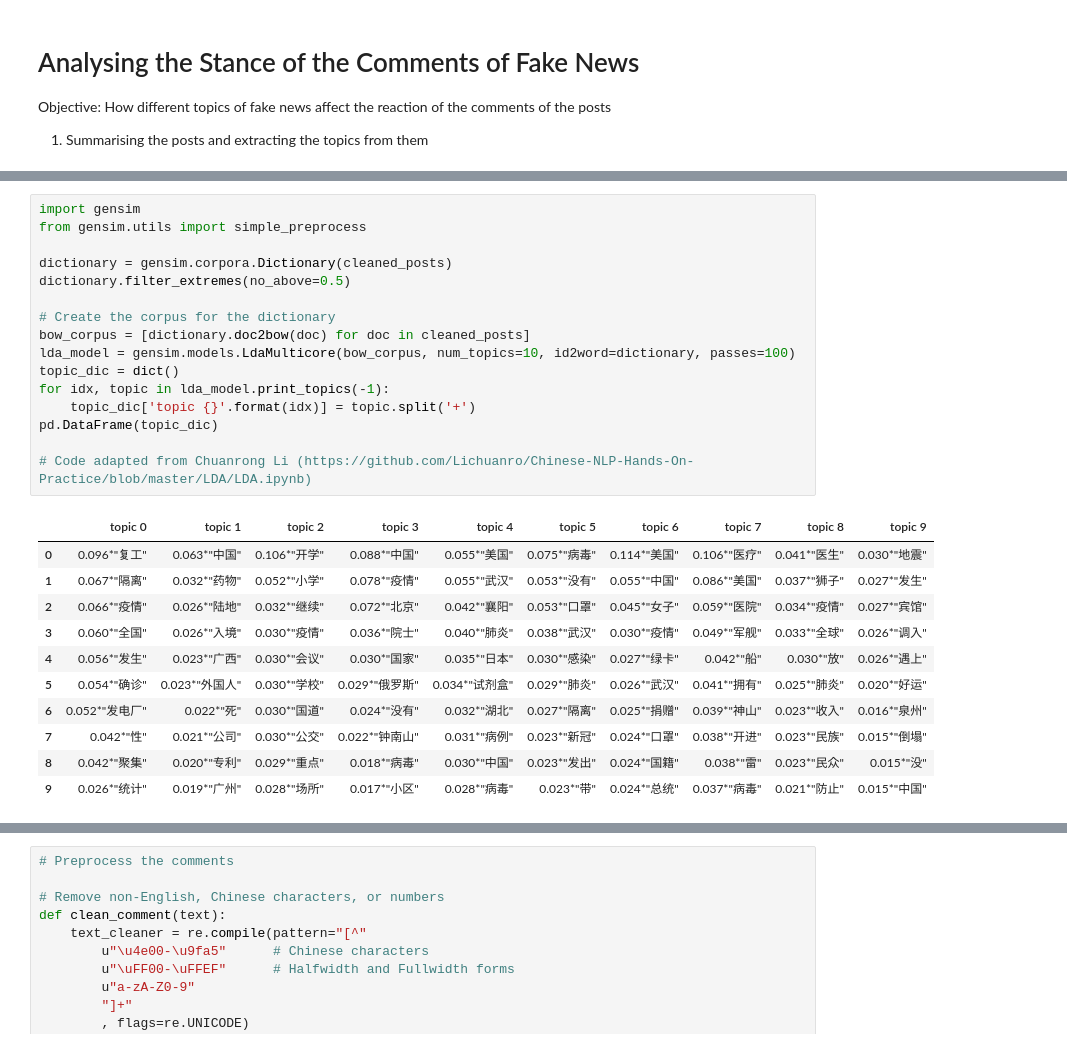
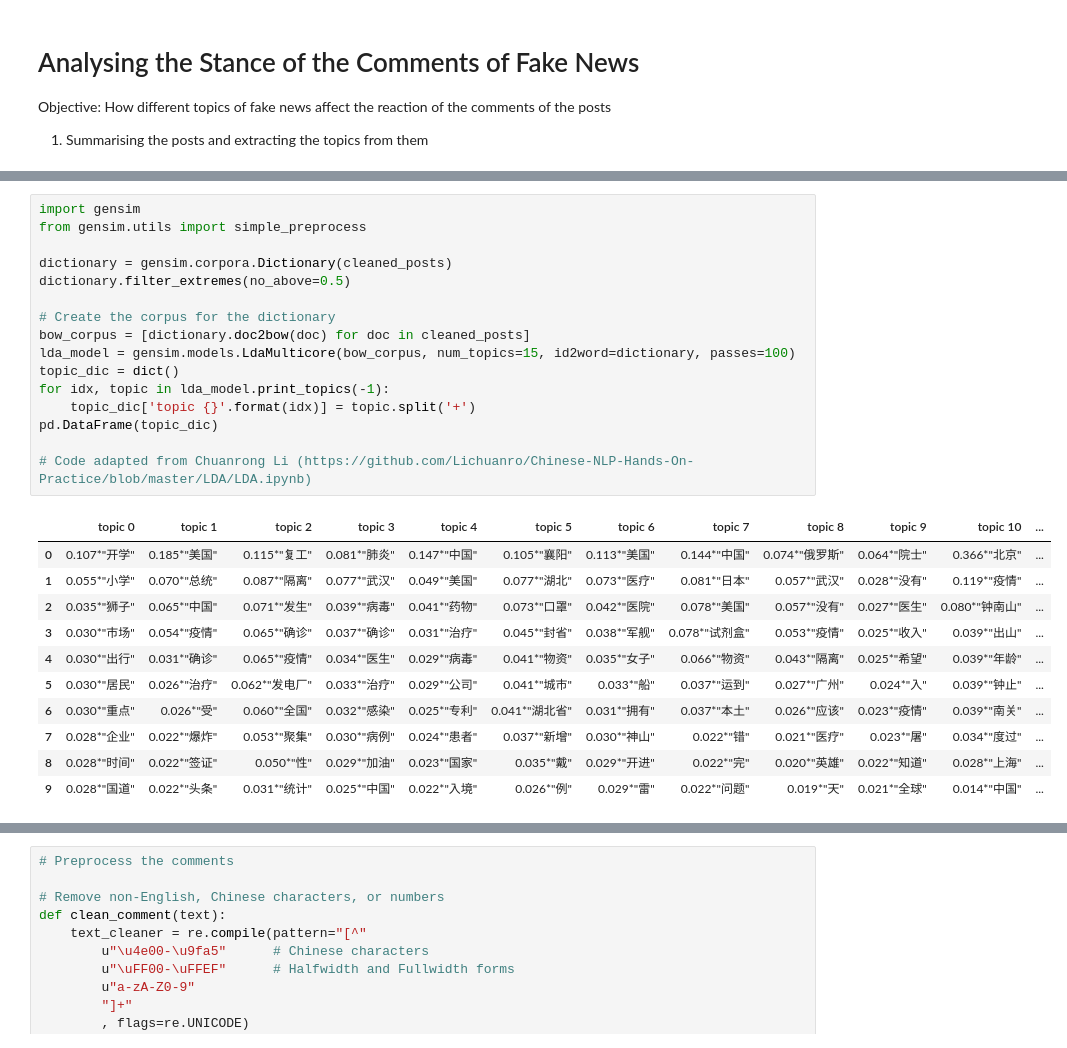
Before and after one commit to Pandacoocoo/Fake_News, a Jupyter notebook: fake_news.ipynb, the cells around one changed output, grey strips where cells are left out. Drawn from its saved outputs; the diff is of its cells as text.

```diff
--- a/fake_news.ipynb
+++ b/fake_news.ipynb
@@ -362,31 +357,31 @@ Prefix dict has been built successfully.
 # %%
 import gensim
 from gensim.utils import simple_preprocess
 
 dictionary = gensim.corpora.Dictionary(cleaned_posts)
 dictionary.filter_extremes(no_above=0.5)
 
 # Create the corpus for the dictionary
 bow_corpus = [dictionary.doc2bow(doc) for doc in cleaned_posts]
-lda_model = gensim.models.LdaMulticore(bow_corpus, num_topics=10, id2word=dictionary, passes=100)
+lda_model = gensim.models.LdaMulticore(bow_corpus, num_topics=15, id2word=dictionary, passes=100)
 topic_dic = dict()
 for idx, topic in lda_model.print_topics(-1):
     topic_dic['topic {}'.format(idx)] = topic.split('+')
 pd.DataFrame(topic_dic)
 
 # Code adapted from Chuanrong Li (https://github.com/Lichuanro/Chinese-NLP-Hands-On-Practice/blob/master/LDA/LDA.ipynb)
 # %% [output]
-|  | topic 0 | topic 1 | topic 2 | topic 3 | topic 4 | topic 5 | topic 6 | topic 7 | topic 8 | topic 9 |
-| 0 | 0.096*"复工" | 0.063*"中国" | 0.106*"开学" | 0.088*"中国" | 0.055*"美国" | 0.075*"病毒" | 0.114*"美国" | 0.106*"医疗" | 0.041*"医生" | 0.030*"地震" |
-| 1 | 0.067*"隔离" | 0.032*"药物" | 0.052*"小学" | 0.078*"疫情" | 0.055*"武汉" | 0.053*"没有" | 0.055*"中国" | 0.086*"美国" | 0.037*"狮子" | 0.027*"发生" |
-| 2 | 0.066*"疫情" | 0.026*"陆地" | 0.032*"继续" | 0.072*"北京" | 0.042*"襄阳" | 0.053*"口罩" | 0.045*"女子" | 0.059*"医院" | 0.034*"疫情" | 0.027*"宾馆" |
-| 3 | 0.060*"全国" | 0.026*"入境" | 0.030*"疫情" | 0.036*"院士" | 0.040*"肺炎" | 0.038*"武汉" | 0.030*"疫情" | 0.049*"军舰" | 0.033*"全球" | 0.026*"调入" |
-| 4 | 0.056*"发生" | 0.023*"广西" | 0.030*"会议" | 0.030*"国家" | 0.035*"日本" | 0.030*"感染" | 0.027*"绿卡" | 0.042*"船" | 0.030*"放" | 0.026*"遇上" |
-| 5 | 0.054*"确诊" | 0.023*"外国人" | 0.030*"学校" | 0.029*"俄罗斯" | 0.034*"试剂盒" | 0.029*"肺炎" | 0.026*"武汉" | 0.041*"拥有" | 0.025*"肺炎" | 0.020*"好运" |
-| 6 | 0.052*"发电厂" | 0.022*"死" | 0.030*"国道" | 0.024*"没有" | 0.032*"湖北" | 0.027*"隔离" | 0.025*"捐赠" | 0.039*"神山" | 0.023*"收入" | 0.016*"泉州" |
-| 7 | 0.042*"性" | 0.021*"公司" | 0.030*"公交" | 0.022*"钟南山" | 0.031*"病例" | 0.023*"新冠" | 0.024*"口罩" | 0.038*"开进" | 0.023*"民族" | 0.015*"倒塌" |
-| 8 | 0.042*"聚集" | 0.020*"专利" | 0.029*"重点" | 0.018*"病毒" | 0.030*"中国" | 0.023*"发出" | 0.024*"国籍" | 0.038*"雷" | 0.023*"民众" | 0.015*"没" |
-| 9 | 0.026*"统计" | 0.019*"广州" | 0.028*"场所" | 0.017*"小区" | 0.028*"病毒" | 0.023*"带" | 0.024*"总统" | 0.037*"病毒" | 0.021*"防止" | 0.015*"中国" |
+|  | topic 0 | topic 1 | topic 2 | topic 3 | topic 4 | topic 5 | topic 6 | topic 7 | topic 8 | topic 9 | topic 10 | ... |
+| 0 | 0.107*"开学" | 0.185*"美国" | 0.115*"复工" | 0.081*"肺炎" | 0.147*"中国" | 0.105*"襄阳" | 0.113*"美国" | 0.144*"中国" | 0.074*"俄罗斯" | 0.064*"院士" | 0.366*"北京" | ... |
+| 1 | 0.055*"小学" | 0.070*"总统" | 0.087*"隔离" | 0.077*"武汉" | 0.049*"美国" | 0.077*"湖北" | 0.073*"医疗" | 0.081*"日本" | 0.057*"武汉" | 0.028*"没有" | 0.119*"疫情" | ... |
+| 2 | 0.035*"狮子" | 0.065*"中国" | 0.071*"发生" | 0.039*"病毒" | 0.041*"药物" | 0.073*"口罩" | 0.042*"医院" | 0.078*"美国" | 0.057*"没有" | 0.027*"医生" | 0.080*"钟南山" | ... |
+| 3 | 0.030*"市场" | 0.054*"疫情" | 0.065*"确诊" | 0.037*"确诊" | 0.031*"治疗" | 0.045*"封省" | 0.038*"军舰" | 0.078*"试剂盒" | 0.053*"疫情" | 0.025*"收入" | 0.039*"出山" | ... |
+| 4 | 0.030*"出行" | 0.031*"确诊" | 0.065*"疫情" | 0.034*"医生" | 0.029*"病毒" | 0.041*"物资" | 0.035*"女子" | 0.066*"物资" | 0.043*"隔离" | 0.025*"希望" | 0.039*"年龄" | ... |
+| 5 | 0.030*"居民" | 0.026*"治疗" | 0.062*"发电厂" | 0.033*"治疗" | 0.029*"公司" | 0.041*"城市" | 0.033*"船" | 0.037*"运到" | 0.027*"广州" | 0.024*"入" | 0.039*"钟止" | ... |
+| 6 | 0.030*"重点" | 0.026*"受" | 0.060*"全国" | 0.032*"感染" | 0.025*"专利" | 0.041*"湖北省" | 0.031*"拥有" | 0.037*"本土" | 0.026*"应该" | 0.023*"疫情" | 0.039*"南关" | ... |
+| 7 | 0.028*"企业" | 0.022*"爆炸" | 0.053*"聚集" | 0.030*"病例" | 0.024*"患者" | 0.037*"新增" | 0.030*"神山" | 0.022*"错" | 0.021*"医疗" | 0.023*"屠" | 0.034*"度过" | ... |
+| 8 | 0.028*"时间" | 0.022*"签证" | 0.050*"性" | 0.029*"加油" | 0.023*"国家" | 0.035*"戴" | 0.029*"开进" | 0.022*"完" | 0.020*"英雄" | 0.022*"知道" | 0.028*"上海" | ... |
+| 9 | 0.028*"国道" | 0.022*"头条" | 0.031*"统计" | 0.025*"中国" | 0.022*"入境" | 0.026*"例" | 0.029*"雷" | 0.022*"问题" | 0.019*"天" | 0.021*"全球" | 0.014*"中国" | ... |
 # %%
 # Check the coherence and perplexity of the topics
 from gensim.models import CoherenceModel
```
Also changed, not shown: parts of 8 cells of this notebook.
